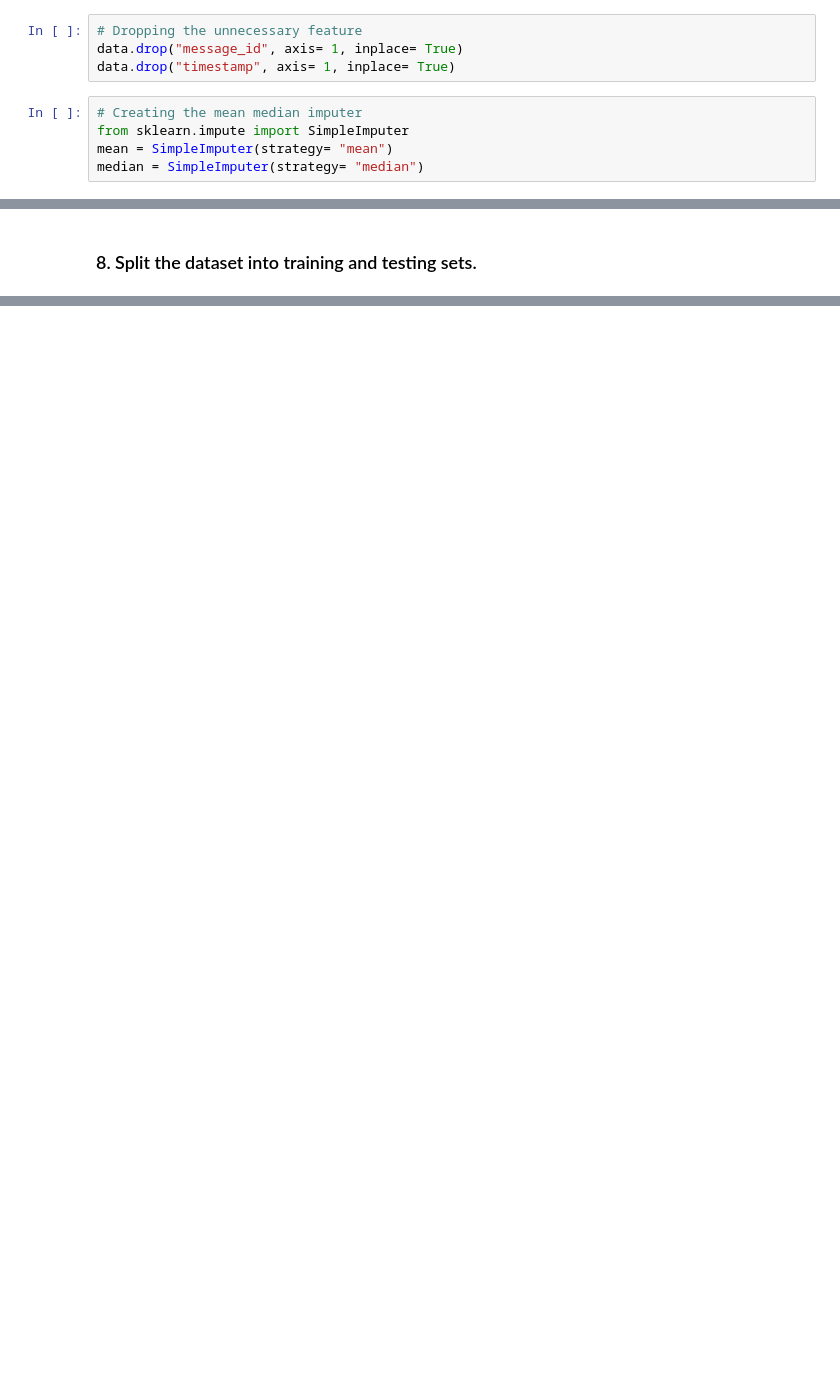
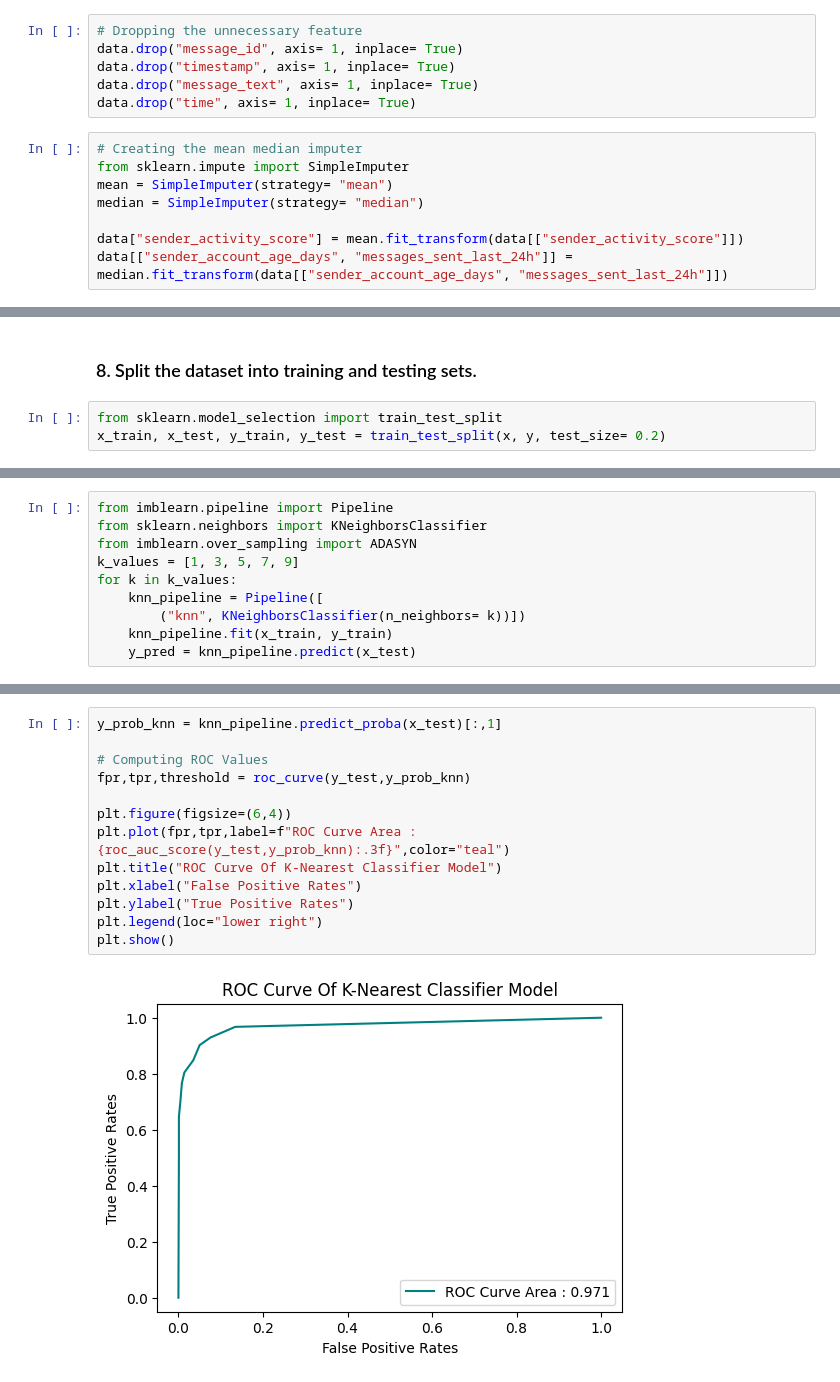
Before and after one commit to SuranaDhruv7/Message_Intelligence_system_sl, a Jupyter notebook: message.ipynb, the cells around one changed output, grey strips where cells are left out. Drawn from its saved outputs; the diff is of its cells as text; blank space fills up the shorter version.

Commit message:
Message Intelligence Systemm

```diff
--- a/message.ipynb
+++ b/message.ipynb
@@ -85,11 +85,16 @@ data["year"] = data["timestamp"].dt.year
 # Dropping the unnecessary feature
 data.drop("message_id", axis= 1, inplace= True)
 data.drop("timestamp", axis= 1, inplace= True)
+data.drop("message_text", axis= 1, inplace= True)
+data.drop("time", axis= 1, inplace= True)
 # %%
 # Creating the mean median imputer
 from sklearn.impute import SimpleImputer
 mean = SimpleImputer(strategy= "mean")
 median = SimpleImputer(strategy= "median")
+
+data["sender_activity_score"] = mean.fit_transform(data[["sender_activity_score"]])
+data[["sender_account_age_days", "messages_sent_last_24h"]] = median.fit_transform(data[["sender_account_age_days", "messages_sent_last_24h"]])
 # %% [markdown]
 ## **Part B: Dataset Understanding & Preparation**
 # %% [markdown]
@@ -149,2 +137,5 @@ preprocessor = ColumnTransformer([
 # %% [markdown]
 ### 8. Split the dataset into training and testing sets.
+# %%
+from sklearn.model_selection import train_test_split
+x_train, x_test, y_train, y_test = train_test_split(x, y, test_size= 0.2)
@@ -150,0 +150,10 @@ preprocessor = ColumnTransformer([
+# %%
+from imblearn.pipeline import Pipeline
+from sklearn.neighbors import KNeighborsClassifier
+from imblearn.over_sampling import ADASYN
+k_values = [1, 3, 5, 7, 9]
+for k in k_values:
+    knn_pipeline = Pipeline([
+        ("knn", KNeighborsClassifier(n_neighbors= k))])
+    knn_pipeline.fit(x_train, y_train)
+    y_pred = knn_pipeline.predict(x_test)
@@ -150,0 +176,15 @@ preprocessor = ColumnTransformer([
+# %%
+y_prob_knn = knn_pipeline.predict_proba(x_test)[:,1]
+
+# Computing ROC Values
+fpr,tpr,threshold = roc_curve(y_test,y_prob_knn)
+
+plt.figure(figsize=(6,4))
+plt.plot(fpr,tpr,label=f"ROC Curve Area : {roc_auc_score(y_test,y_prob_knn):.3f}",color="teal")
+plt.title("ROC Curve Of K-Nearest Classifier Model")
+plt.xlabel("False Positive Rates")
+plt.ylabel("True Positive Rates")
+plt.legend(loc="lower right")
+plt.show()
+# %% [output]
+[figure, added]
```
Also changed, not shown: parts of 39 cells of this notebook, 3 other files.
